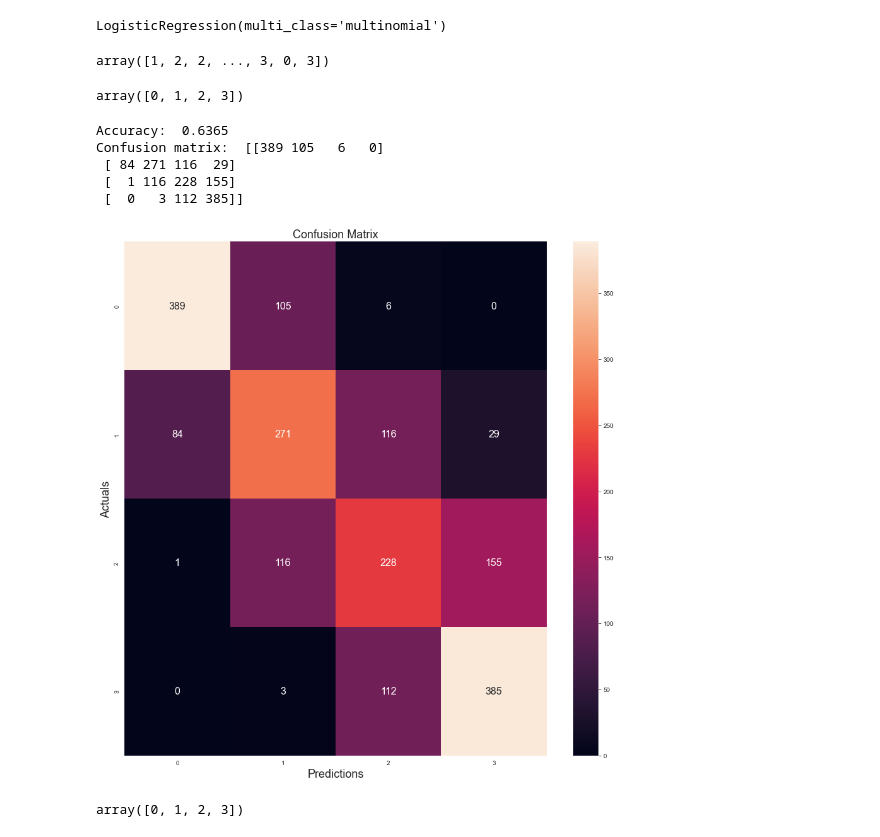
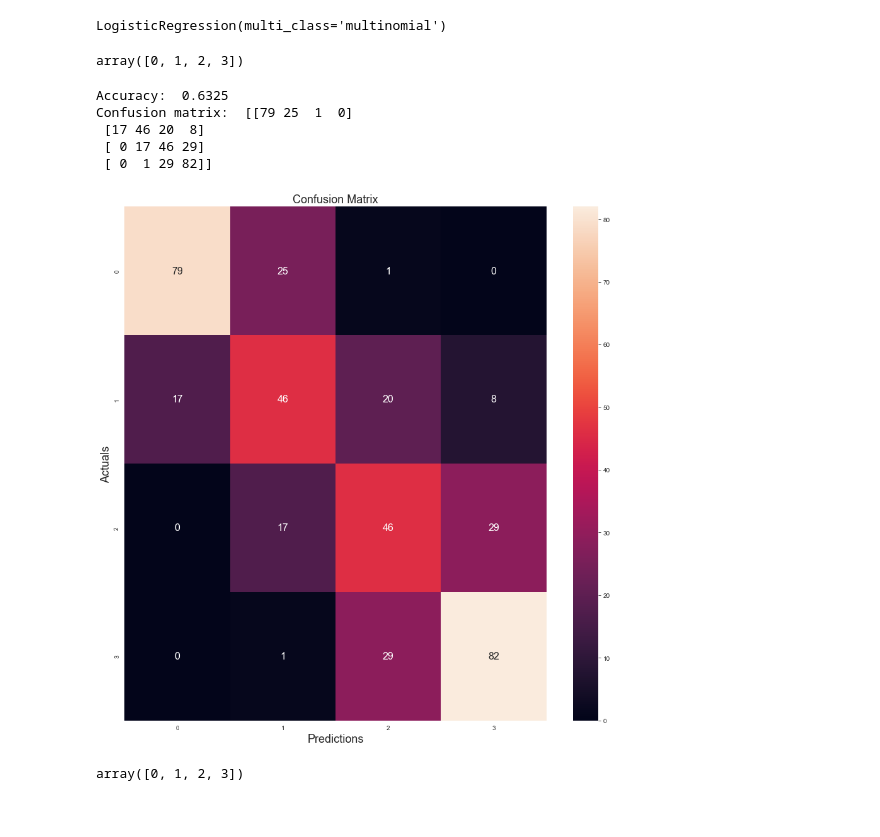
Before and after one commit to huyennguyenthanh/Mobile-Price-Classification, a Jupyter notebook: notebook/insight.ipynb, the cells around one changed output. Cells and saved outputs as stored; diff of their text form; code cells hidden in the pictures.

```diff
--- a/notebook/insight.ipynb
+++ b/notebook/insight.ipynb
@@ -241,31 +255,27 @@ Please also refer to the documentation for alternative solver options:
   n_iter_i = _check_optimize_result(
 LogisticRegression(multi_class='multinomial')
 # %%
-predictions = model.predict(X)
-predictions
+predictions = model.predict(X_val)
+unique, counts = np.unique(predictions, return_counts=True)
+unique
 # %% [output]
-array([1, 2, 2, ..., 3, 0, 3])
+array([0, 1, 2, 3])
-# %%
-unique, counts = np.unique(predictions, return_counts=True)
-unique
-# %% [output]
-array([0, 1, 2, 3])
 # %%
-print("Accuracy: ", accuracy_score(y, predictions))
-print("Confusion matrix: ", confusion_matrix(y, predictions))
-conf_matrix = confusion_matrix(y, predictions)
+print("Accuracy: ", accuracy_score(y_val, predictions))
+print("Confusion matrix: ", confusion_matrix(y_val, predictions))
+conf_matrix = confusion_matrix(y_val, predictions)
 fig, ax = plt.subplots(figsize=(15, 15))
 sns.heatmap(conf_matrix, annot=True,  annot_kws={"size": 16}, fmt='g')
 
 
 plt.xlabel('Predictions', fontsize=18)
 plt.ylabel('Actuals', fontsize=18)
 plt.title('Confusion Matrix', fontsize=18)
 plt.show()
 # %% [output]
-Accuracy:  0.6365
-Confusion matrix:  [[389 105   6   0]
- [ 84 271 116  29]
- [  1 116 228 155]
- [  0   3 112 385]]
+Accuracy:  0.6325
+Confusion matrix:  [[79 25  1  0]
+ [17 46 20  8]
+ [ 0 17 46 29]
+ [ 0  1 29 82]]
-[figure, old version]
+[figure, new version]
```
Also changed, not shown: parts of 5 cells of this notebook, 1 other file.
